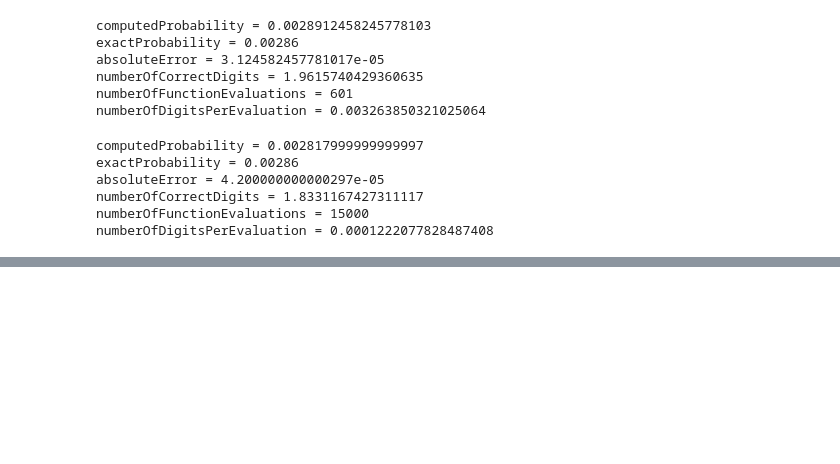
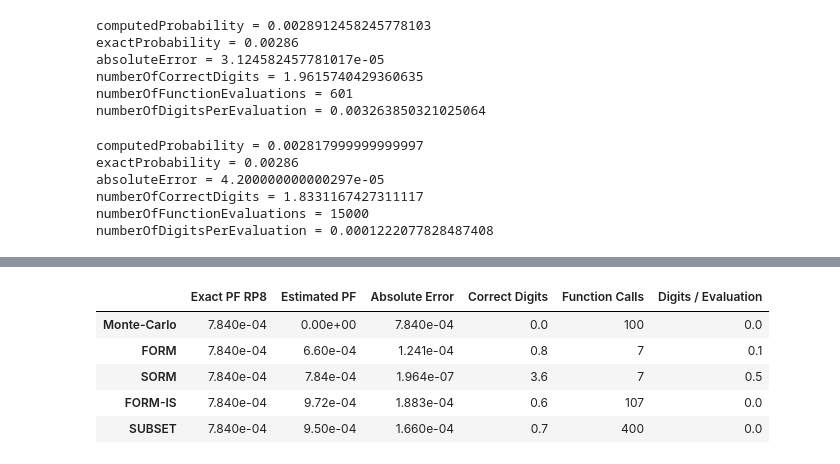
Before and after one commit to openturns/otbenchmark, a Jupyter notebook: examples/reliability_benchmark_table.ipynb, the cells around one changed output, grey strips where cells are left out. Saved outputs shown, nothing was run; the diff lists cells and outputs as text; code cells hidden in the pictures; blank space fills up the shorter version.

Commit message:
Added detailed table for each problem

```diff
--- a/examples/reliability_benchmark_table.ipynb
+++ b/examples/reliability_benchmark_table.ipynb
@@ -140,7 +158,7 @@ maximumOuterSampling = 10 ** 2
 blockSize = 10 ** 2
 coefficientOfVariation = 0.0
 
-for i in range(numberOfProblems):
+for i in tqdm(range(numberOfProblems)):
     problem = benchmarkProblemList[i]
     results[i][0] = problem.getProbability()
     metaAlgorithm = otb.ReliabilityBenchmarkMetaAlgorithm(problem)
@@ -192,0 +215,83 @@ df.to_csv("reliability_benchmark_table-output.csv")
+# %%
+def FormatRow(benchmarkResult):
+    """Format a single row of the benchmark table"""
+    result = [
+        benchmarkResult.exactProbability,
+        benchmarkResult.computedProbability,
+        benchmarkResult.absoluteError,
+        benchmarkResult.numberOfCorrectDigits,
+        benchmarkResult.numberOfFunctionEvaluations,
+        benchmarkResult.numberOfDigitsPerEvaluation
+    ]
+    return result
+# %%
+method_names = ["Monte-Carlo", "FORM", "SORM", "FORM-IS", "SUBSET"]
+
+maximumOuterSampling = 10 ** 1
+blockSize = 10 ** 1
+coefficientOfVariation = 0.0
+
+for i in range(numberOfProblems):
+    problem = benchmarkProblemList[i]
+    name = problem_names[i]
+    exact_pf_name = "%10s" % ("Exact PF " + name[0:10])
+    metrics = [
+        exact_pf_name,
+        "Estimated PF",
+        "Absolute Error",
+        "Correct Digits",
+        "Function Calls",
+        "Digits / Evaluation",
+    ]
+    results = np.zeros((len(method_names), len(metrics)))
+    metaAlgorithm = otb.ReliabilityBenchmarkMetaAlgorithm(problem)
+    # Monte-Carlo
+    benchmarkResult = metaAlgorithm.runMonteCarlo(
+        maximumOuterSampling=maximumOuterSampling,
+        coefficientOfVariation=coefficientOfVariation,
+        blockSize=blockSize,
+    )
+    results[0, :] = FormatRow(benchmarkResult)
+    # FORM
+    benchmarkResult = metaAlgorithm.runFORM(nearestPointAlgorithm)
+    results[1, :] = FormatRow(benchmarkResult)
+    # SORM
+    benchmarkResult = metaAlgorithm.runSORM(nearestPointAlgorithm)
+    results[2, :] = FormatRow(benchmarkResult)
+    # FORM-IS
+    benchmarkResult = metaAlgorithm.runFORMImportanceSampling(
+        nearestPointAlgorithm,
+        maximumOuterSampling=maximumOuterSampling,
+        coefficientOfVariation=coefficientOfVariation,
+        blockSize=blockSize,
+    )
+    results[3, :] = FormatRow(benchmarkResult)
+    # Subset
+    benchmarkResult = metaAlgorithm.runSubsetSampling(
+        maximumOuterSampling=maximumOuterSampling,
+        coefficientOfVariation=coefficientOfVariation,
+        blockSize=blockSize,
+    )
+    results[4, :] = FormatRow(benchmarkResult)
+    # Gather statistics and print them
+    df = pd.DataFrame(results, index=method_names, columns=metrics,)
+    # Format the columns for readability
+    s = df.style.format(
+        {
+            exact_pf_name: lambda x: "{:.3e}".format(x),
+            "Estimated PF": lambda x: "{:.3e}".format(x),
+            "Absolute Error": lambda x: "{:.3e}".format(x),
+            "Correct Digits": lambda x: "{:.1f}".format(abs(x)),
+            "Function Calls": lambda x: "{:d}".format(int(x)),
+            "Estimated PF": lambda x: "{:.2e}".format(x),
+            "Digits / Evaluation": lambda x: "{:.1f}".format(abs(x)),
+        }
+    )
+    display(s)
+# %% [output]
+|  | Exact PF RP8 | Estimated PF | Absolute Error | Correct Digits | Function Calls | Digits / Evaluation |
+| Monte-Carlo | 7.840e-04 | 0.00e+00 | 7.840e-04 | 0.0 | 100 | 0.0 |
+| FORM | 7.840e-04 | 6.60e-04 | 1.241e-04 | 0.8 | 7 | 0.1 |
+| SORM | 7.840e-04 | 7.84e-04 | 1.964e-07 | 3.6 | 7 | 0.5 |
+| FORM-IS | 7.840e-04 | 9.72e-04 | 1.883e-04 | 0.6 | 107 | 0.0 |
+| SUBSET | 7.840e-04 | 9.50e-04 | 1.660e-04 | 0.7 | 400 | 0.0 |
```
Also changed, not shown: parts of 10 cells of this notebook, 1 other file.
